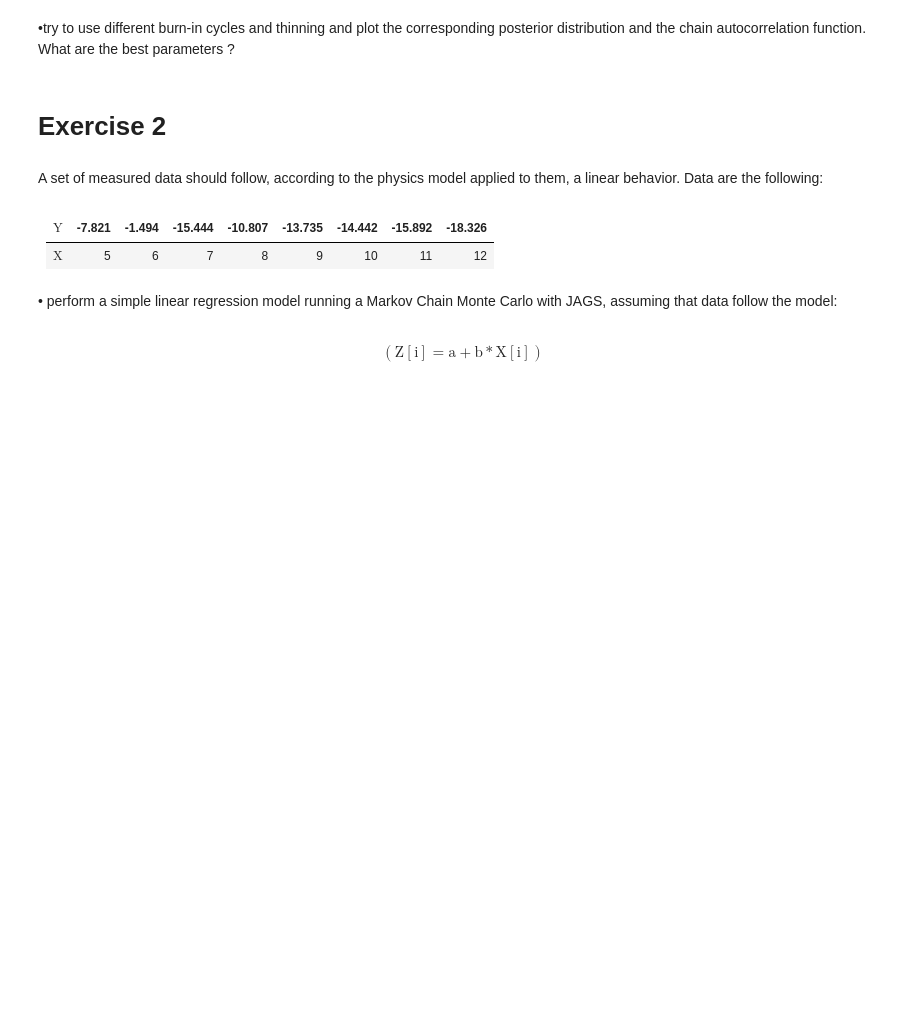
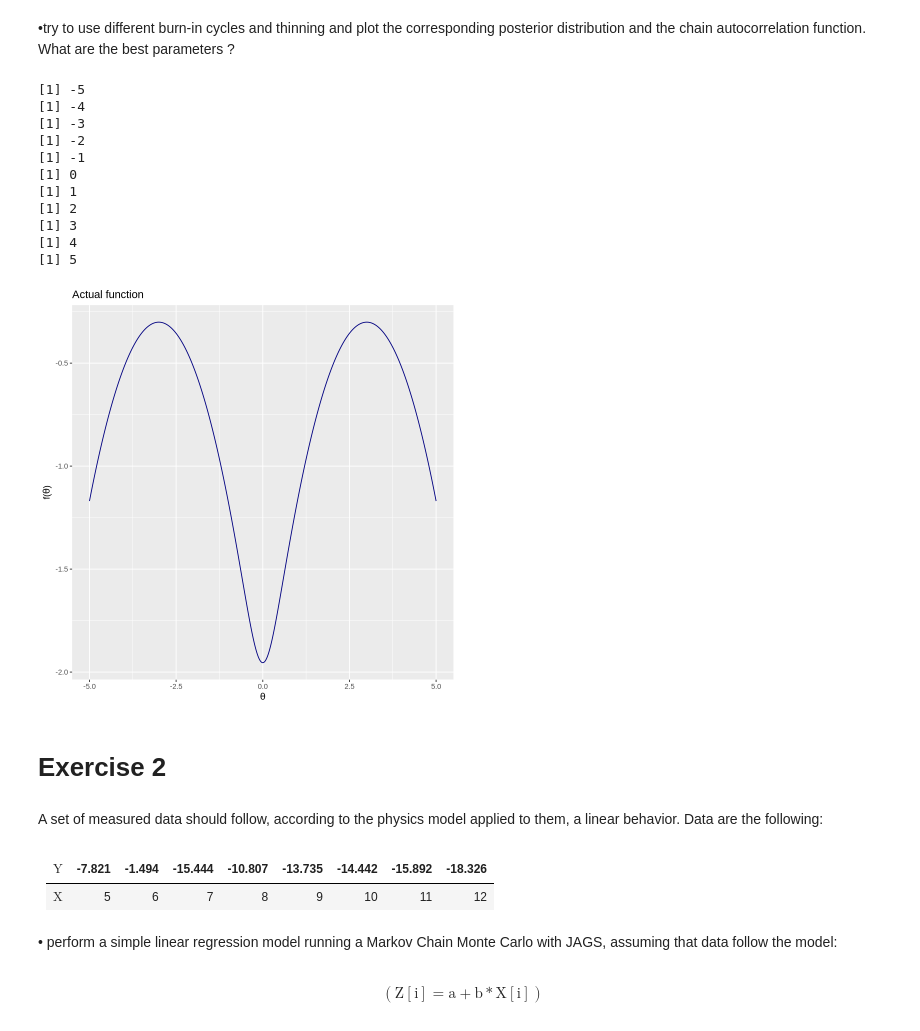
Before and after one commit to pietromalagoli/asp, a Jupyter notebook: code/lab05/Malagoli_Pietro_RLab05.ipynb, the cells around one changed output. Drawn from its saved outputs; the diff is of its cells as text; code cells hidden in the pictures; blank space fills up the shorter version.

```diff
--- a/code/lab05/Malagoli_Pietro_RLab05.ipynb
+++ b/code/lab05/Malagoli_Pietro_RLab05.ipynb
@@ -99,38 +114,50 @@ and the chain autocorrelation function. What are the best parameters ?
 # %%
 # Plot the actual function
 t = seq(-5, 5, 10 / 1e5)
 df = data.frame(theta = t, func = log10(gfunc(t)))
 #plot(t, log10(gfunc(t)), xlab = )
 ggplot(df, aes(x = theta, y = func)) +
     geom_line(aes(x = theta, y = func), color = 'navyblue') +
     labs(title = "Actual function") +
     xlab(expression(theta)) +
     ylab(expression(paste('f(',theta,')', sep='')))
 
-func_test <- function(theta) {
-    return(log10(gfunc(theta)))
-}
-
 par(mfrow = c(2, 10))
+n_samples <- 1e5
 # Testing
 for (theta in seq(-5, 5, 1)) {
     # Testing
     print(theta)
     theta_init <- theta
-    n_samples <- 1e5
 
     #set.seed(12345)
-    result <- metropolis(func_test, theta_init, n_samples)
+    result <- metropolis(gfunc, theta_init, n_samples)
+    #result[, 1]
     func_res = array(result[, 1])
     theta_res = array(result[, 2])
-    actual_func = log10(gfunc(theta_res))
+    actual_func = gfunc(theta_res)
     df_result = data.frame(theta_res = theta_res, func_res = func_res, actual_func = actual_func)
     ggplot(df_result) +
         geom_line(aes(x = theta_res, y = func_res), color = 'red') +
         geom_line(aes(x = theta_res, y = actual_func), color = 'blue') +
         xlab(expression(theta)) +
         ylab(expression(paste('f(',theta,')', sep='')))
+    #plot(theta_res, func_res, xlab = expression(theta), ylab = expression(paste('f(',theta,')', sep='')))
+    #result
 }
+# %% [output]
+[1] -5
+[1] -4
+[1] -3
+[1] -2
+[1] -1
+[1] 0
+[1] 1
+[1] 2
+[1] 3
+[1] 4
+[1] 5
+[figure, added]
 # %%
 # Burn-in
 for (n_burn_in in seq(0, 1000, 100)) {
```
Also changed, not shown: parts of 3 cells of this notebook.
